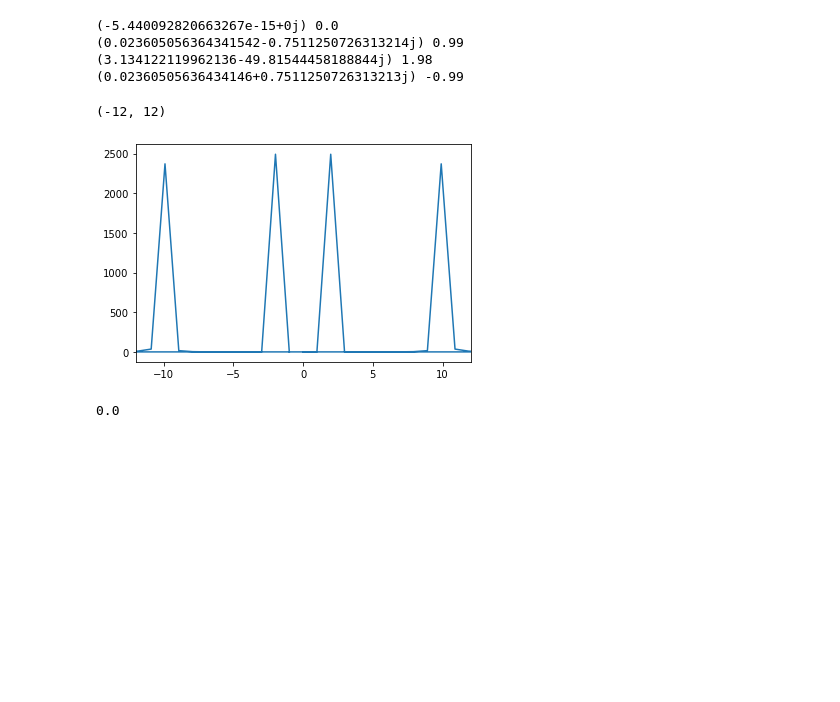
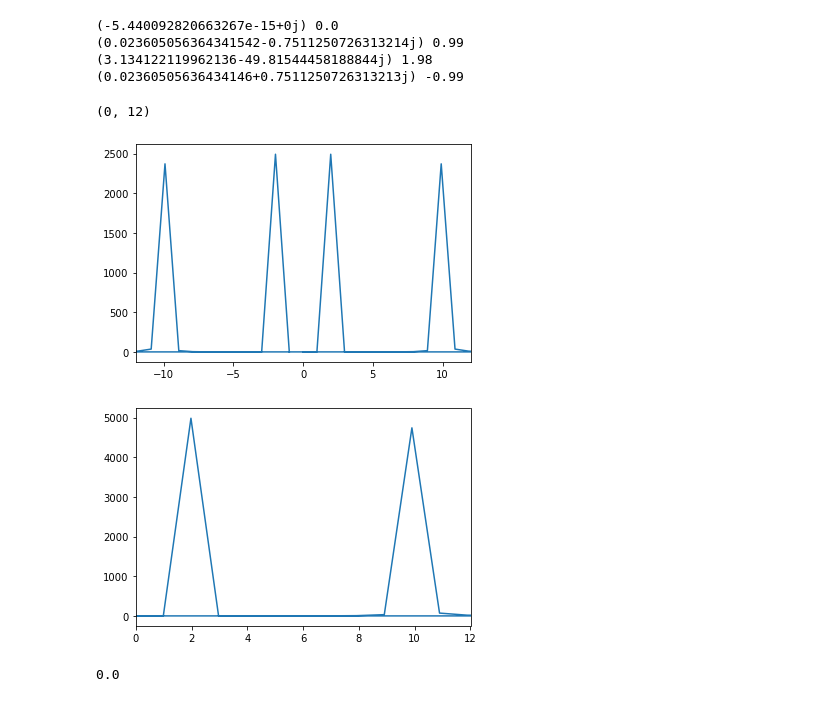
Before and after one commit to mclaret/JISAOinternship, a Jupyter notebook: notebooks/mariona/fft.ipynb, the cells around one changed output. Saved outputs shown, nothing was run; the diff lists cells and outputs as text; code cells hidden in the pictures; blank space fills up the shorter version.

```diff
--- a/notebooks/mariona/fft.ipynb
+++ b/notebooks/mariona/fft.ipynb
@@ -44,10 +44,15 @@ print(fc[99],fq[99]*T)
 # %%
 plt.plot(fq*T,fc_amp)
 #plt.plot(fc_amp)
 plt.xlim(-12,12)
+
+plt.figure()
+plt.plot(fq*T,fc_amp*2)
+plt.xlim(0,12)
 # %% [output]
-(-12, 12)
+(0, 12)
 [figure]
+[figure, added]
 # %%
 fq[0]
 #fq[1]*len(tot)
```
Also changed, not shown: parts of 8 cells of this notebook.
